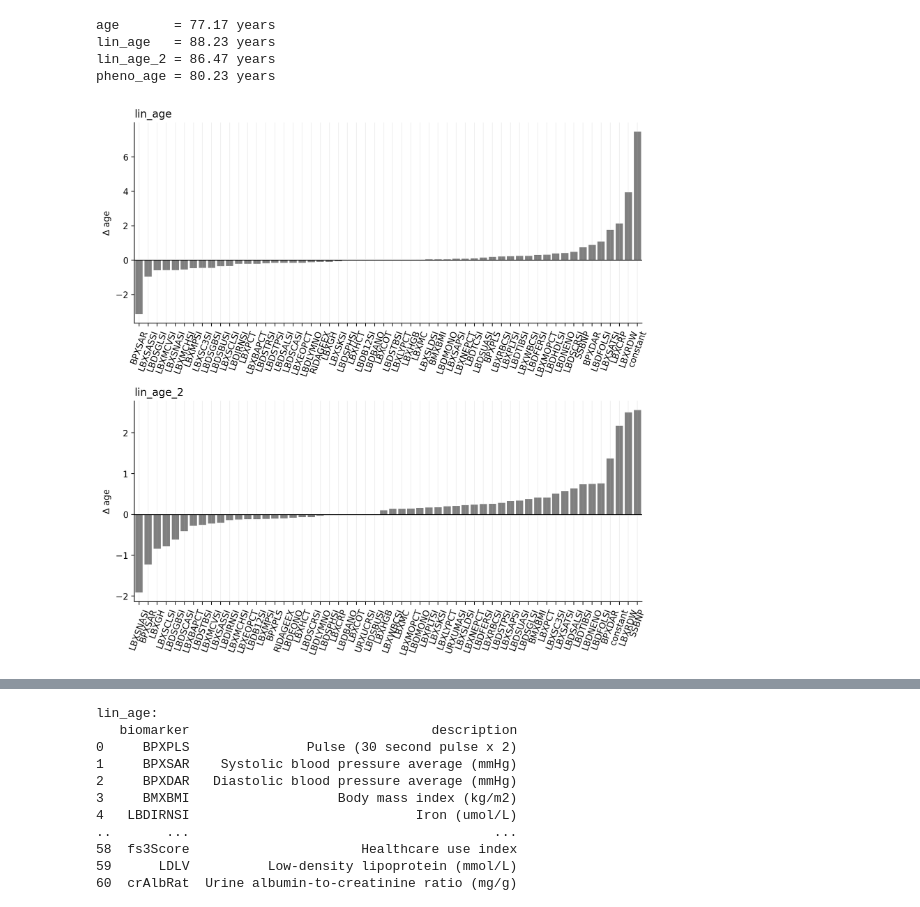
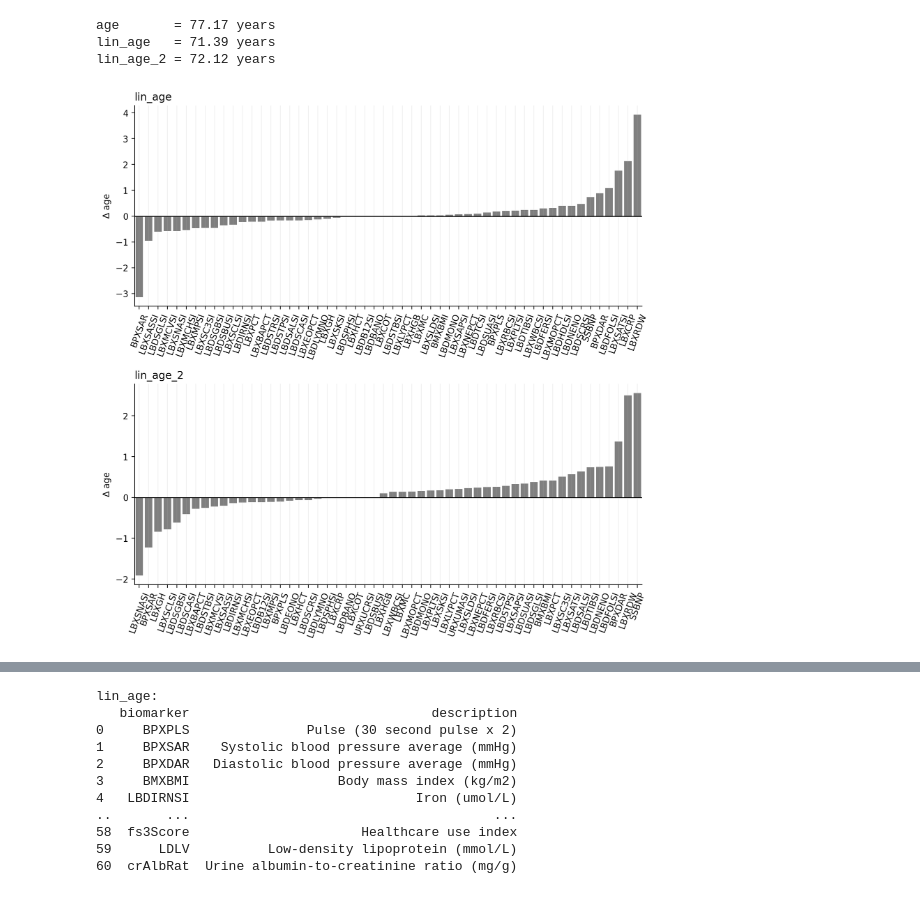
Before and after one commit to JonahKember/lin_age_calculator, a Jupyter notebook: example.ipynb, the cells around one changed output, grey strips where cells are left out. Saved outputs shown, nothing was run; the diff lists cells and outputs as text; code cells hidden in the pictures.

```diff
--- a/example.ipynb
+++ b/example.ipynb
@@ -16,31 +16,30 @@ results = calculate(data)
 print(f"age       = {results['age']:.2f} years")
 print(f"lin_age   = {results['lin_age']:.2f} years")
 print(f"lin_age_2 = {results['lin_age_2']:.2f} years")
-print(f"pheno_age = {results['pheno_age']:.2f} years")
 # %% [output]
 age       = 77.17 years
-lin_age   = 88.23 years
-lin_age_2 = 86.47 years
-pheno_age = 80.23 years
+lin_age   = 71.39 years
+lin_age_2 = 72.12 years
 # %%
 # Print contribution of each biomarker to delta-age.
 
 fig, ax = plt.subplots(2, 1, figsize=(9, 9))
 
 for idx, model in enumerate(['lin_age','lin_age_2']):
 
     weights = results[f'{model}__contributions'].sort_values().dropna()
+    weights = weights.drop(index=['RIDAGEEX','constant'])
 
     sns.barplot(weights, orient='v', ax=ax[idx], color='tab:gray')
     sns.despine(ax=ax[idx])
 
     ax[idx].set_ylabel('$\Delta$ age')
     ax[idx].tick_params(axis='x', rotation=70)
     ax[idx].axhline(0, color='k', lw=1)
     ax[idx].grid(linestyle='-', axis='x', alpha=.2)
     ax[idx].set_title(model, loc='left')
 
 plt.tight_layout()
 plt.show()
 # %% [output]
-[figure, old version]
+[figure, new version]
```
Also changed, not shown: parts of 2 cells of this notebook, 2 other files.
